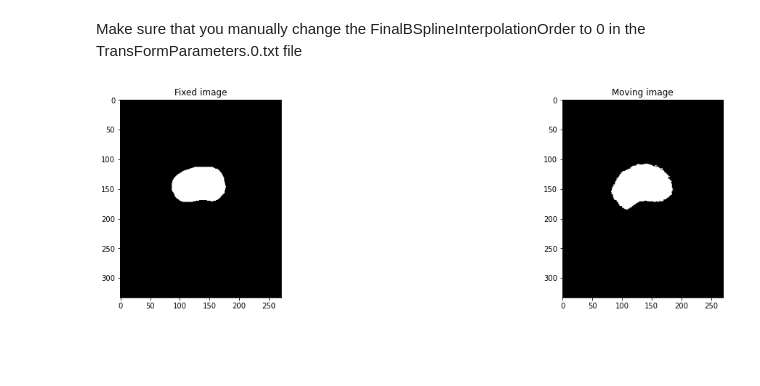
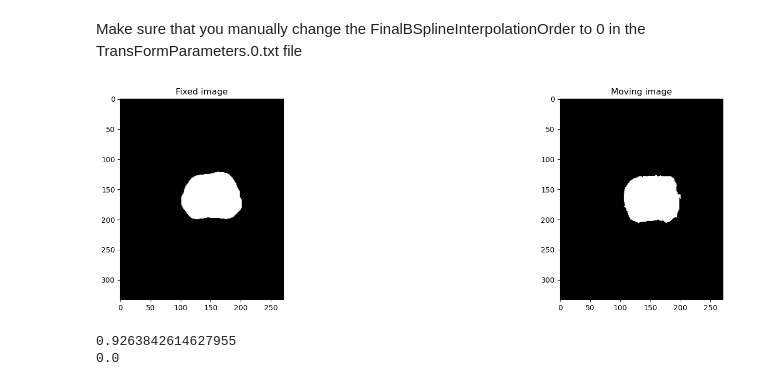
Before and after one commit to reitxel/CapitaSelectaTUe, a Jupyter notebook: Project CS.ipynb, the cells around one changed output. Saved outputs shown, nothing was run; the diff lists cells and outputs as text; code cells hidden in the pictures; blank space fills up the shorter version.

```diff
--- a/Project CS.ipynb
+++ b/Project CS.ipynb
@@ -9,6 +10,6 @@ import SimpleITK as sitk
 # %%
-ELASTIX_PATH = os.path.join('C:/Users/20181742/OneDrive - TU Eindhoven/master/jaar 2/Q3/myfolder/elastix.exe')
-TRANSFORMIX_PATH = os.path.join('C:/Users/20181742/OneDrive - TU Eindhoven/master/jaar 2/Q3/myfolder/transformix.exe')
+ELASTIX_PATH = os.path.join('C:/Users/raque/OneDrive/Escritorio/UU/capita/elastix-5.0.0-win64/elastix.exe')
+TRANSFORMIX_PATH = os.path.join('C:/Users/raque/OneDrive/Escritorio/UU/capita/elastix-5.0.0-win64/transformix.exe')
 if not os.path.exists(ELASTIX_PATH):
     raise IOError('Elastix cannot be found, please set the correct ELASTIX_PATH.')
 if os.path.exists('results') is False:
@@ -82,7 +170,7 @@ plt.show()
 # %% [markdown]
 Make sure that you manually change the FinalBSplineInterpolationOrder to 0 in the TransFormParameters.0.txt file
 # %%
-moving_image_path_new = 'C:/Users/20181742/OneDrive - TU Eindhoven/master/jaar 2/Q3/CS/project/TrainingData/p107/prostaat.mhd'
+moving_image_path_new = 'C:/Users/raque/OneDrive/Escritorio/UU/capita_selecta_medical_tue/TrainingData/p125/prostaat.mhd'
 # Make a new transformix object tr with the CORRECT PATH to transformix
 tr =elastix.TransformixInterface(parameters='results/TransformParameters.0.txt',
 transformix_path=TRANSFORMIX_PATH)
@@ -93,15 +181,23 @@ tr_2 =elastix.TransformixInterface(parameters='results1/TransformParameters.0.tx
 transformix_path=TRANSFORMIX_PATH)
 transformed_image_path_2 = tr_2.transform_image(transformed_image_path, output_dir=r'results1')
 
-transformed_moving_image_new= imageio.imread(transformed_image_path_2.replace('dcm', 'tiff'))[40,:,:]
+transformed_moving_image_new= imageio.v2.imread(transformed_image_path_2.replace('dcm', 'tiff'))[40,:,:]
 # %%
-fixed_image_path_new = 'C:/Users/20181742/OneDrive - TU Eindhoven/master/jaar 2/Q3/CS/project/TrainingData/p102/prostaat.mhd'
-fixed_image_new = imageio.imread(fixed_image_path_new)[40,:,:]
+fixed_image_path_new = 'C:/Users/raque/OneDrive/Escritorio/UU/capita_selecta_medical_tue/TrainingData/p120/prostaat.mhd'
+fixed_image_new = imageio.v2.imread(fixed_image_path_new)[40,:,:]
 fig, ax = plt.subplots(1, 2, figsize=(20, 5))
 ax[0].imshow(fixed_image_new, cmap='gray')
 ax[0].set_title('Fixed image')
 ax[1].imshow(transformed_moving_image_new, cmap='gray')
 ax[1].set_title('Moving image')
 plt.show()
 # %% [output]
-[figure, old version]
+[figure, new version]
+# %%
+import voxelmorph as vxm
+overlap = vxm.py.utils.dice(transformed_moving_image_new, fixed_image_new)
+print(np.mean(overlap))
+print(np.std(overlap))
+# %% [output]
+0.9263842614627955
+0.0
```
Also changed, not shown: parts of 14 cells of this notebook.
